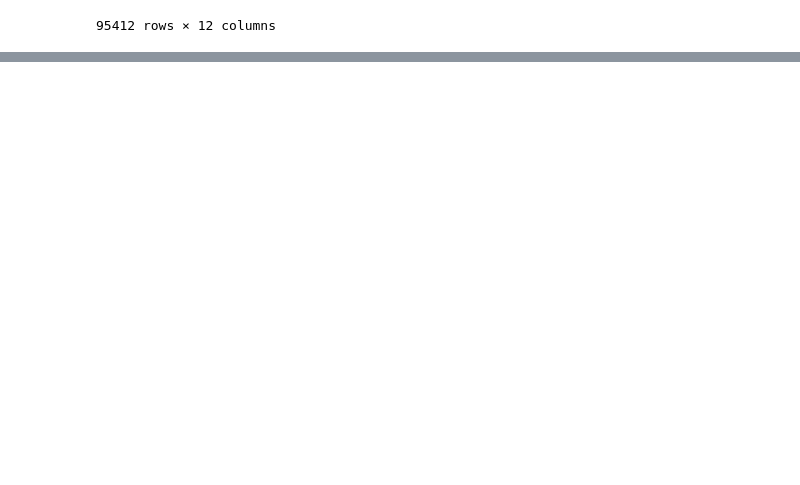
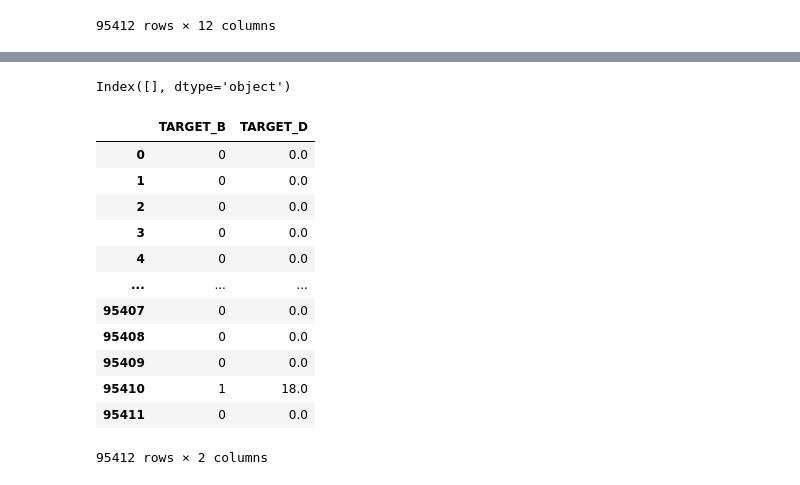
Before and after one commit to myriamcano/lab-revisiting-machine-learning, a Jupyter notebook: lab-revisiting-machine-learning.ipynb, the cells around one changed output, grey strips where cells are left out. Saved outputs shown, nothing was run; the diff lists cells and outputs as text; code cells hidden in the pictures; blank space fills up the shorter version.

```diff
--- a/lab-revisiting-machine-learning.ipynb
+++ b/lab-revisiting-machine-learning.ipynb
@@ -487,0 +782,5 @@ categorical
+# %%
+columns_with_na = numerical.columns[numerical.isna().sum() > 0]
+columns_with_na
+# %% [output]
+Index([], dtype='object')
@@ -487,0 +790,17 @@ categorical
+# %%
+Y = data[['TARGET_B', 'TARGET_D']]
+Y
+# %% [output]
+|  | TARGET_B | TARGET_D |
+| 0 | 0 | 0.0 |
+| 1 | 0 | 0.0 |
+| 2 | 0 | 0.0 |
+| 3 | 0 | 0.0 |
+| 4 | 0 | 0.0 |
+| ... | ... | ... |
+| 95407 | 0 | 0.0 |
+| 95408 | 0 | 0.0 |
+| 95409 | 0 | 0.0 |
+| 95410 | 1 | 18.0 |
+| 95411 | 0 | 0.0 |
+95412 rows × 2 columns
```
Also changed, not shown: parts of 41 cells of this notebook.
